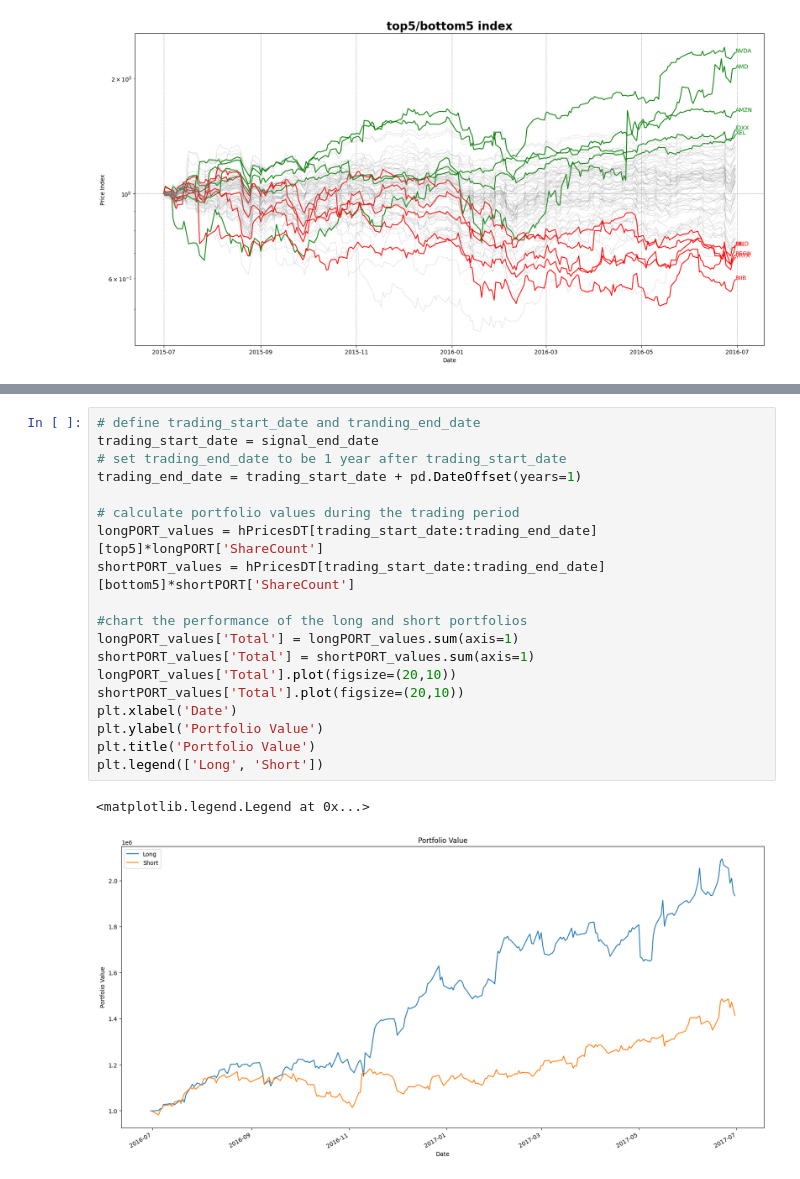
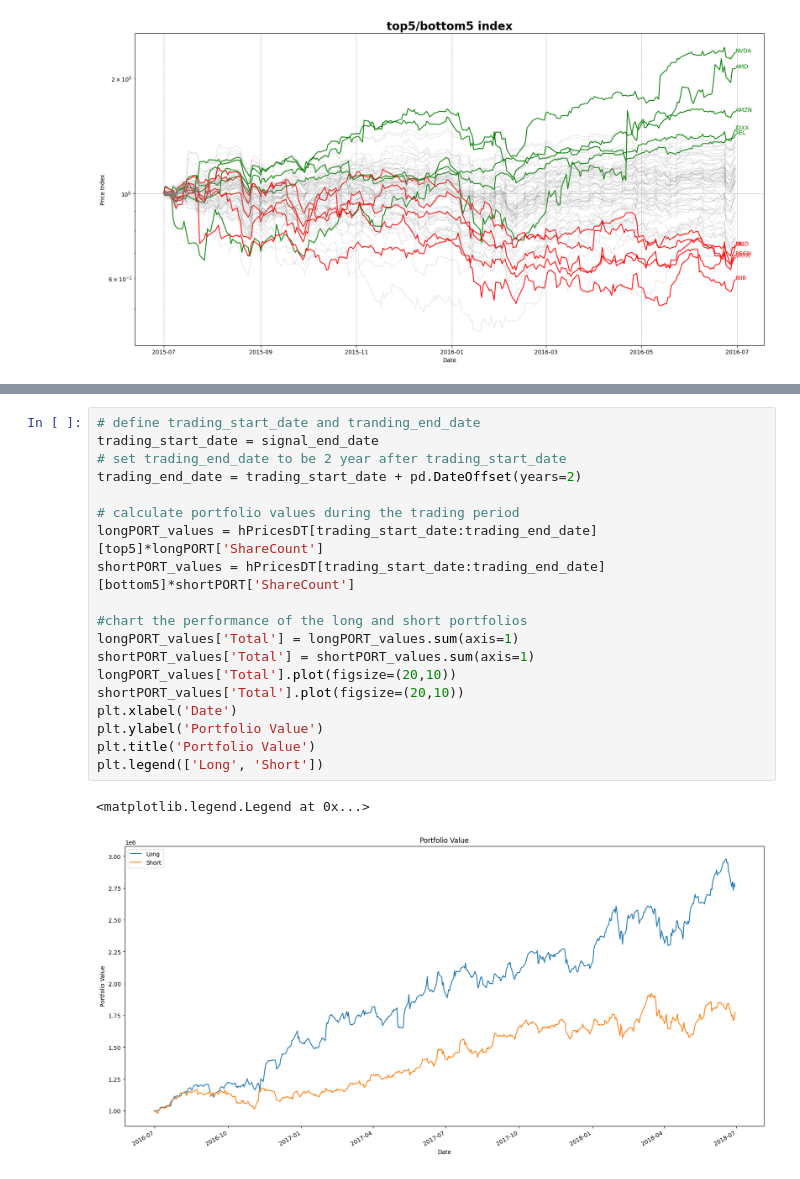
Before and after one commit to jadeh1234/FM_momentum, a Jupyter notebook: single_window.ipynb, the cells around one changed output, grey strips where cells are left out. Cells and saved outputs as stored; diff of their text form.

```diff
--- a/single_window.ipynb
+++ b/single_window.ipynb
@@ -308,22 +365,22 @@ Total value of the portfolio is:  1000000.0
 # %%
 # define trading_start_date and tranding_end_date
 trading_start_date = signal_end_date
-# set trading_end_date to be 1 year after trading_start_date
-trading_end_date = trading_start_date + pd.DateOffset(years=1)
+# set trading_end_date to be 2 year after trading_start_date
+trading_end_date = trading_start_date + pd.DateOffset(years=2)
 
 # calculate portfolio values during the trading period
 longPORT_values = hPricesDT[trading_start_date:trading_end_date][top5]*longPORT['ShareCount']
 shortPORT_values = hPricesDT[trading_start_date:trading_end_date][bottom5]*shortPORT['ShareCount']
 
 #chart the performance of the long and short portfolios
 longPORT_values['Total'] = longPORT_values.sum(axis=1)
 shortPORT_values['Total'] = shortPORT_values.sum(axis=1)
 longPORT_values['Total'].plot(figsize=(20,10))
 shortPORT_values['Total'].plot(figsize=(20,10))
 plt.xlabel('Date')
 plt.ylabel('Portfolio Value')
 plt.title('Portfolio Value')
 plt.legend(['Long', 'Short'])
 # %% [output]
 <matplotlib.legend.Legend at 0x...>
-[figure, old version]
+[figure, new version]
```
Also changed, not shown: parts of 18 cells of this notebook.
